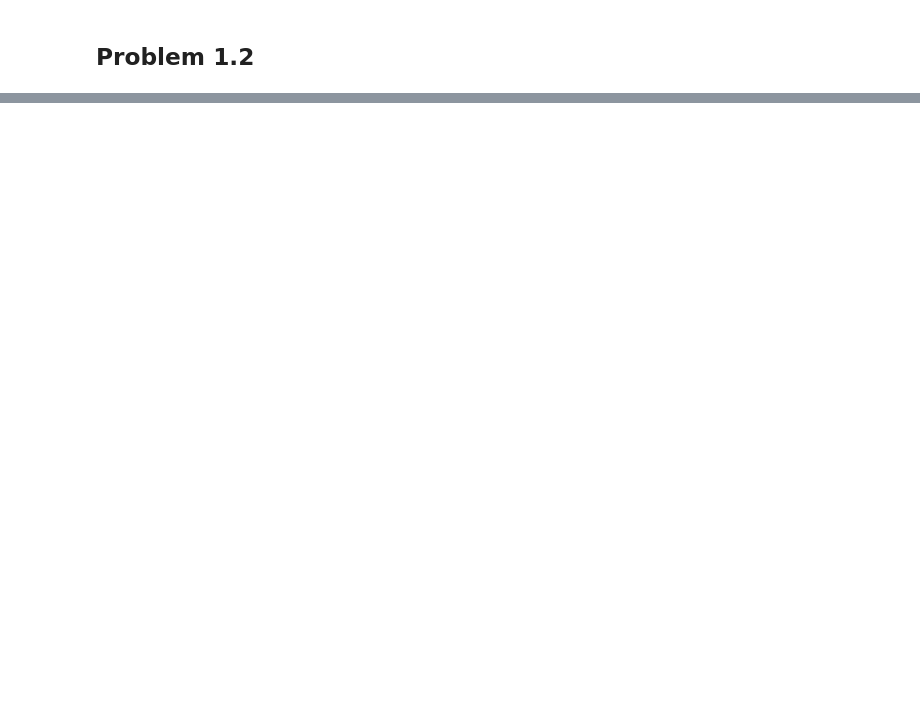
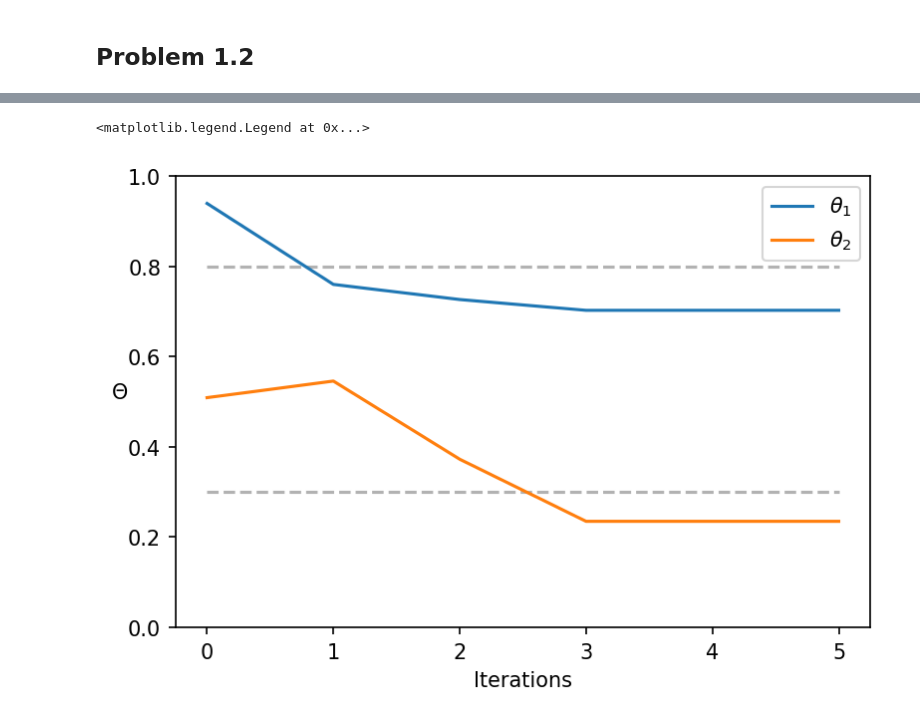
Before and after one commit to abdohlman/COMPSCI571_HW6, a Jupyter notebook: COMPSCI_571_HW6.ipynb, the cells around one changed output, grey strips where cells are left out. Cells and saved outputs as stored; diff of their text form; code cells hidden in the pictures; blank space fills up the shorter version.

```diff
--- a/COMPSCI_571_HW6.ipynb
+++ b/COMPSCI_571_HW6.ipynb
@@ -191,0 +329,78 @@ plt.show()
+# %%
+m, n = 6, 100
+true_thetas = [0.8, 0.3]
+
+def generate_X(theta, m, n):
+    X = []
+    for i in range(m):
+        p = theta[ choice([0,1]) ] # Probability of failure, of machine 1 or 2
+        nSuccesses = sum( choice([0,1], p=[p,1-p]) for j in range(n) )
+        nFailures = n - nSuccesses
+        X.append([nSuccesses, nFailures])
+
+    return pd.DataFrame(X, columns=['Successes','Failures'])
+
+
+def logLikelihood(x, p):
+    nSuccesses, nFailures = x
+    return nSuccesses*np.log(p) + nFailures*np.log(1.0-p)
+
+
+def expectationMaximization(X, thetas, delta=10**-12):
+
+    t = 0
+    maxdiff = np.inf
+    while maxdiff > delta:
+
+        # Get thetas from previous iteration
+        theta1, theta2 = thetas[-1]
+
+        ## E-STEP
+        expectations1 = np.zeros((len(X),2))
+        expectations2 = np.zeros((len(X),2))
+
+        for i, x in enumerate(X.values):
+
+            logLik1 = logLikelihood(x, theta1)
+            logLik2 = logLikelihood(x, theta2)
+
+            w1 = np.exp(logLik1) / (np.exp(logLik1) + np.exp(logLik2))
+            w2 = np.exp(logLik2) / (np.exp(logLik1) + np.exp(logLik2))
+
+            expectations1[i] = np.dot(w1,x)
+            expectations2[i] = np.dot(w2,x)
+
+
+        ## M-STEP
+        new_theta1 = expectations1[:,0].sum()/expectations1.sum()
+        new_theta2 = expectations2[:,0].sum()/expectations2.sum()
+
+        maxdiff = np.max(np.abs([new_theta1 - theta1, new_theta2 - theta2]))
+
+        thetas.append([new_theta1, new_theta2])
+
+    return np.array(thetas)
+
+np.random.seed(33)
+
+# Generate training data
+X = generate_X(true_thetas, m, n)
+display(X)
+
+# Guess thetas
+thetas = [ list(np.random.uniform(size=2)) ]
+print "Initial guess =",thetas
+
+thetas = expectationMaximization(X, thetas)
+
+fig = plt.figure(figsize=(6,4), dpi=150)
+ix = range(len(thetas))
+for true in true_thetas: plt.plot([0,len(ix)-1],[true,true], 'k--', alpha=0.3)
+plt.plot(ix, thetas[:,0], label=r'$\theta_1$')
+plt.plot(ix, thetas[:,1], label=r'$\theta_2$')
+plt.xticks(ix)
+
+plt.ylim([0,1])
+plt.xlabel('Iterations'); plt.ylabel(r'$\Theta$',rotation=0)
+plt.legend()
+# %% [output]
@@ -191,0 +415,2 @@ plt.show()
+<matplotlib.legend.Legend at 0x...>
+[figure, added]
```
Also changed, not shown: parts of 23 cells of this notebook, 1 other file.
